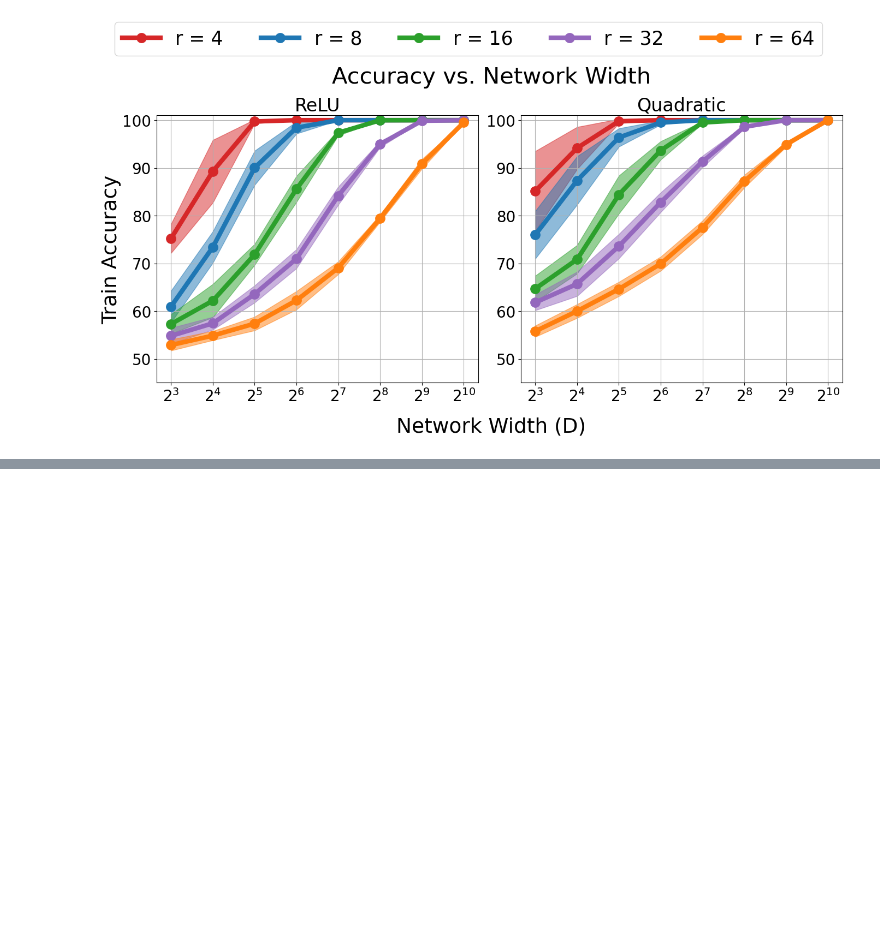
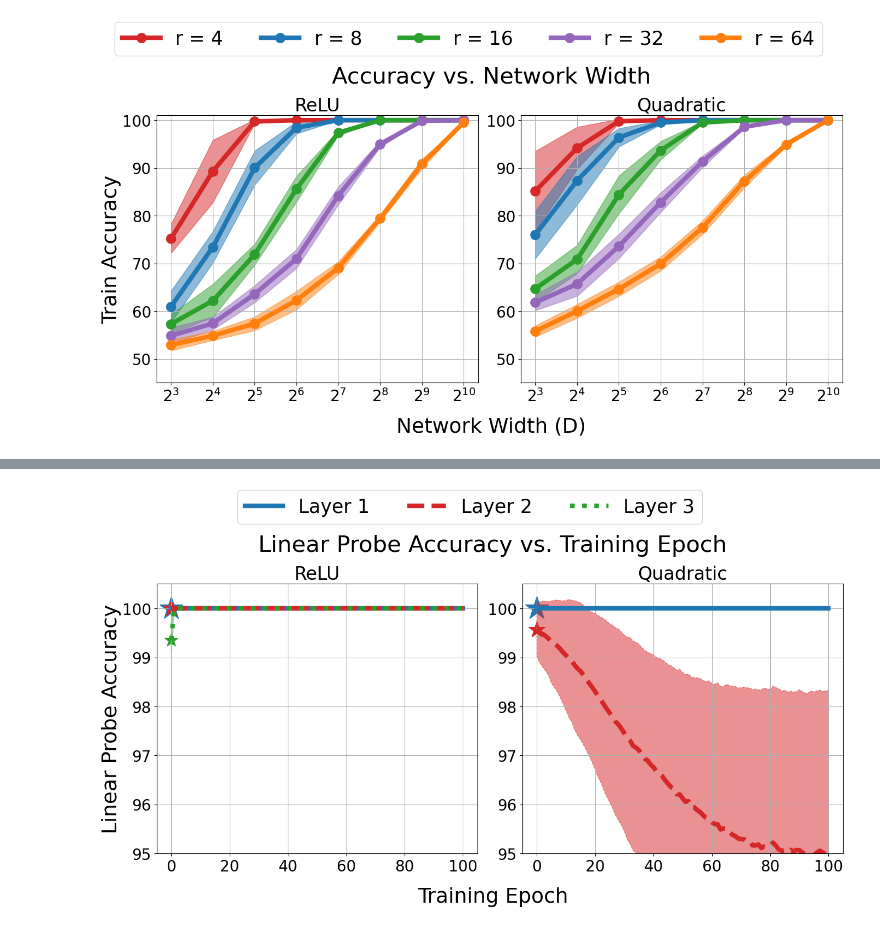
Before and after one commit to alecxu00/uos-linear-separability, a Jupyter notebook: plot_synthetic_results.ipynb, the cells around one changed output, grey strips where cells are left out. Drawn from its saved outputs; the diff is of its cells as text; code cells hidden in the pictures; blank space fills up the shorter version.

```diff
--- a/plot_synthetic_results.ipynb
+++ b/plot_synthetic_results.ipynb
@@ -338,0 +370,10 @@ plt.show()
+# %%
+dim = 16
+rank = 4
+width = 128
+K = 2
+num_trials = 5
+num_epochs = 100
+layers_to_probe = 2
+depth = 3
+nonlinear_depth = 2
@@ -338,0 +409,72 @@ plt.show()
+# %%
+# Plot results
+relu_accs_mean = np.mean(relu_train_accs, axis=0)
+relu_accs_std = np.std(relu_train_accs, axis=0)
+
+quad_accs_mean = np.mean(quad_train_accs, axis=0)
+quad_accs_std = np.std(quad_train_accs, axis=0)
+
+fig, (ax1, ax2) = plt.subplots(ncols=2, figsize=(14, 7))
+
+dim_base = int(np.log2(dim))
+dim_save = str(dim)
+
+start_idx = 1
+lw = 6
+colors = ['tab:blue', 'tab:red', 'tab:green'] #, 'tab:purple', 'tab:orange']
+linestyles = ['solid', 'dashed', 'dotted']
+
+# Plot training
+ax1.set_title('ReLU', fontsize=24)
+
+lns = []
+for i in range(layers_to_probe):
+    l_i = ax1.plot(list(np.arange(num_epochs + 1)), list(relu_accs_mean[:, i]), color=colors[i], linewidth=lw, linestyle=linestyles[i], label='Layer ' + str(i + 1))
+    ax1.fill_between(list(np.arange(num_epochs + 1)), list(relu_accs_mean[:, i] - relu_accs_std[:, i]), list(relu_accs_mean[:, i] + relu_accs_std[:, i]),
+                     linestyle=linestyles[i], color=colors[i], alpha=0.5)
+    ax1.scatter(0, relu_accs_mean[0, i], marker='*', s=1000/(i+1), color=colors[i])
+    lns += l_i
+
+ax1.tick_params(axis='y', labelsize=20)
+ax1.tick_params(axis='x', labelsize=20)
+#ax1.xaxis.set_major_locator(ticker.MultipleLocator())
+#ax1.set_xticks(widths)
+#ax1.set_xticklabels(widths)
+
+labs = [l.get_label() for l in lns]
+#ax1.legend(lns, labs, loc='upper center', bbox_to_anchor=(0.5,1.20), ncol=5, fontsize=15)
+ax1.grid()
+ax1.set_ylim(95, 100.5)
+#ax1.set_yticks([98, 99, 100])
+
+# Plot testing
+#ax2.set_xlabel(r'Network Width (D)', fontsize=27)
+#ax2.set_ylabel('Train Accuracy', fontsize=27)
+ax2.set_title('Quadratic', fontsize=24)
+
+lns = []
+for i in range(layers_to_probe):
+    l_i = ax2.plot(list(np.arange(num_epochs + 1)), list(quad_accs_mean[:, i]), color=colors[i], linewidth=lw, linestyle=linestyles[i], label="Layer " + str(i + 1))
+    ax2.fill_between(list(np.arange(num_epochs + 1)), list(quad_accs_mean[:, i] - quad_accs_std[:, i]), list(quad_accs_mean[:, i] + quad_accs_std[:, i]),
+                     linestyle=linestyles[i], color=colors[i], alpha=0.5)
+    ax2.scatter(0, quad_accs_mean[0, i], marker='*', s=1000 / (i+1), color=colors[i])
+
+    lns += l_i
+
+ax2.tick_params(axis='y', labelsize=20)
+ax2.tick_params(axis='x', labelsize=20)
+
+labs = [l.get_label() for l in lns]
+#ax2.legend(lns, labs, loc='upper center', bbox_to_anchor=(0.5,1.20), ncol=5, fontsize=15)
+ax2.grid()
+ax2.set_ylim(95, 100.5)
+#ax2.set_yticks([98, 99, 100])
+
+fig.suptitle('Linear Probe Accuracy vs. Training Epoch', fontsize=30, x=0.53)
+fig.supxlabel('Training Epoch', fontsize=27, x=0.53)
+fig.supylabel('Linear Probe Accuracy', fontsize=27)
+fig.legend(lns, labs, loc='upper center', bbox_to_anchor=(0.5,1.12), ncol=layers_to_probe, fontsize=25)
+fig.tight_layout()  # otherwise the right y-label is slightly clipped
+plt.show()
+# %% [output]
+[figure, added]
```
Also changed, not shown: parts of 6 cells of this notebook, 11 other files.
